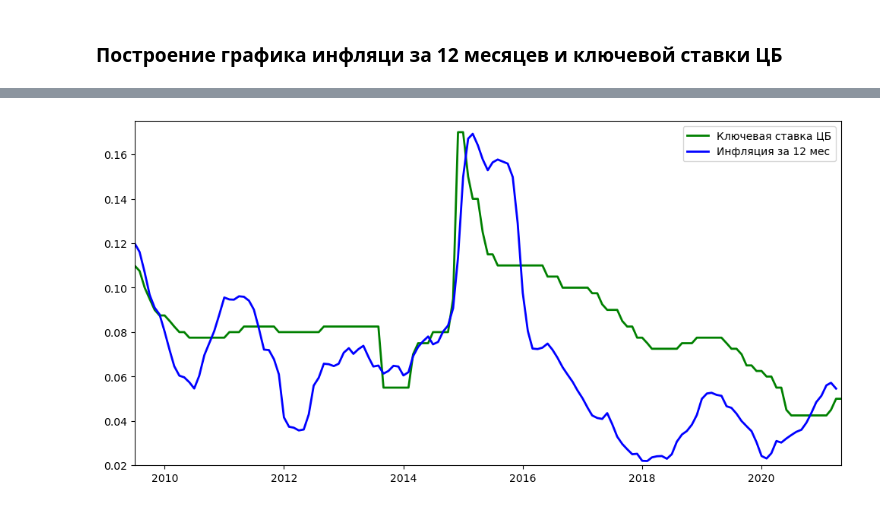
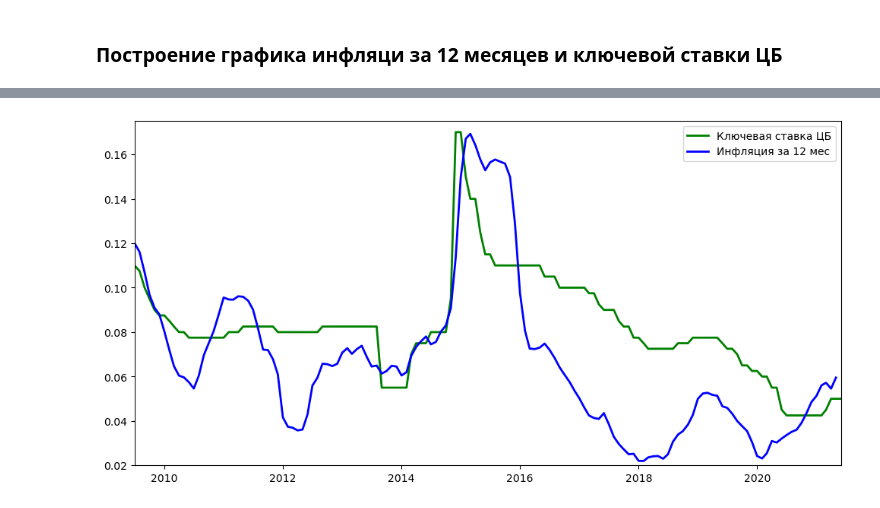
Before and after one commit to mbk-dev/publications_RUS, a Jupyter notebook: 06 inflation_and_key_rate.ipynb, the cells around one changed output, grey strips where cells are left out. Saved outputs shown, nothing was run; the diff lists cells and outputs as text; code cells hidden in the pictures.

```diff
--- a/06 inflation_and_key_rate.ipynb
+++ b/06 inflation_and_key_rate.ipynb
@@ -16,13 +32,13 @@ cbr = ok.Rate(symbol='RUS_CBR.RATE').values_ts
 # %%
 fig = plt.figure(figsize=(12,6))
 # fig.subplots_adjust(bottom=0.2, top=1.5)
 ax = plt.gca()
 ax.plot(cbr.index.to_timestamp(), cbr, color = 'green', linewidth = 2, label='Ключевая ставка ЦБ')
 ax.plot(infl.index.to_timestamp(), infl, color = 'blue', linewidth = 2, label='Инфляция за 12 мес')
 
-ax.set_xlim('2009-07', '2021-05')
+ax.set_xlim('2009-07', '2021-06')
 ax.set_ylim(0.02, 0.175)
 
 leg = ax.legend()
 # %% [output]
-[figure, old version]
+[figure, new version]
```
Also changed, not shown: parts of 1 cell of this notebook, 3 other files.
